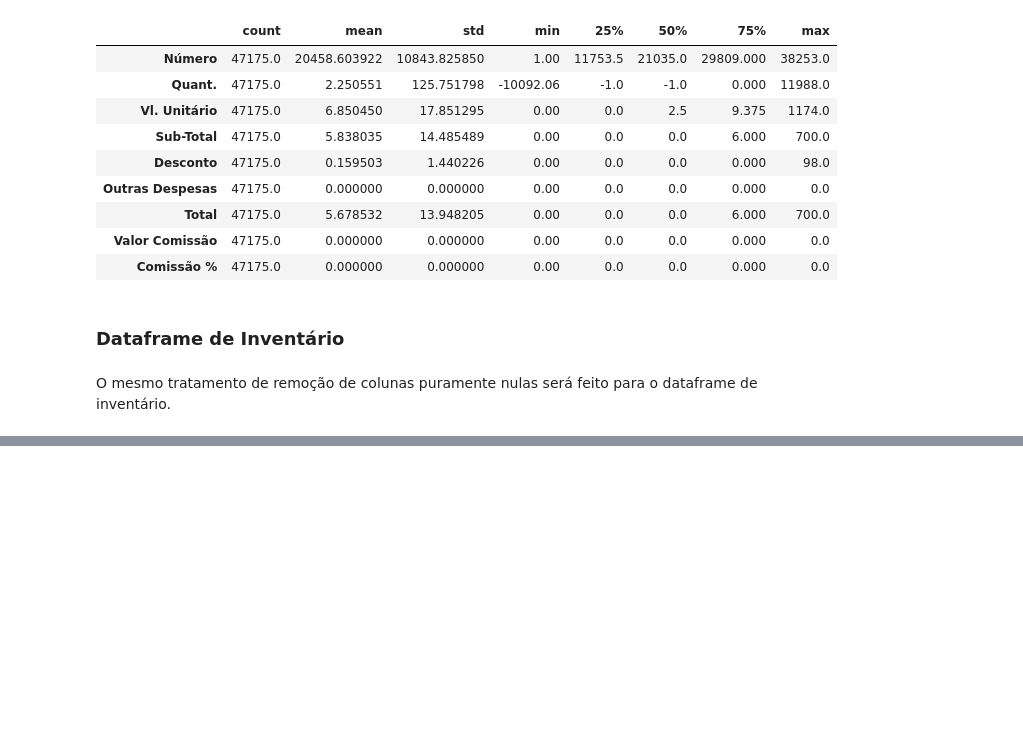
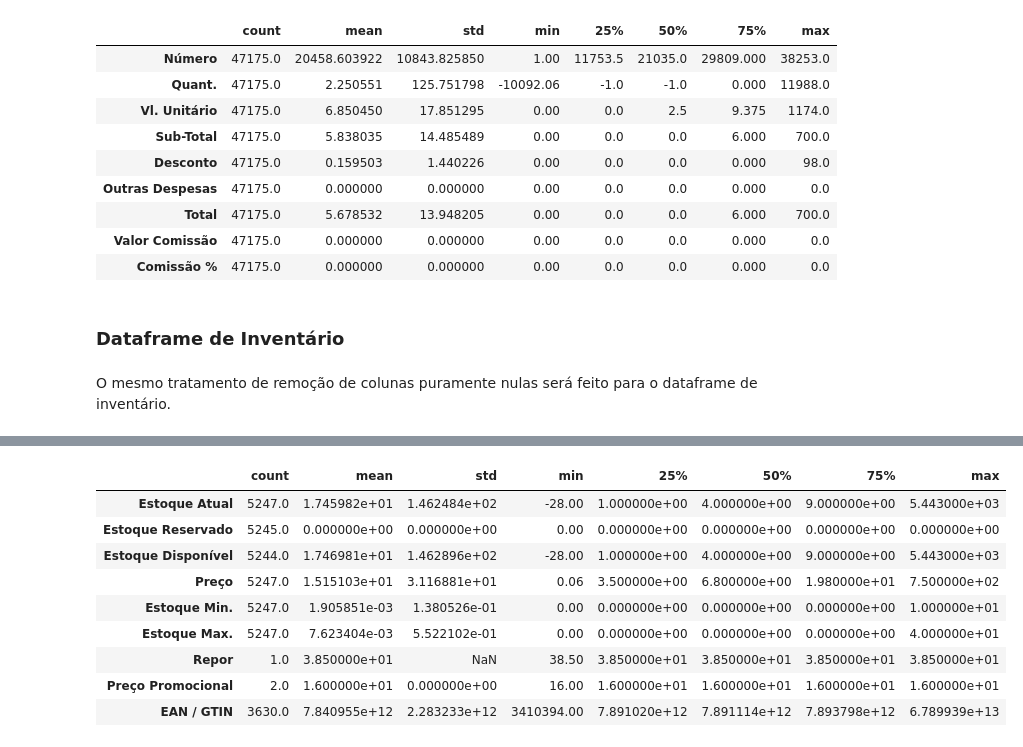
Before and after one commit to donbigode/Timeseries-prediction-model, a Jupyter notebook: Analysis/EDA.ipynb, the cells around one changed output, grey strips where cells are left out. Drawn from its saved outputs; the diff is of its cells as text; code cells hidden in the pictures; blank space fills up the shorter version.

```diff
--- a/Analysis/EDA.ipynb
+++ b/Analysis/EDA.ipynb
@@ -191,3 +205,16 @@ dataframe_inventario.head()
 | 3 | ABAJUR MDF DECORADO BEBE URSA | 8099512 | 1.0 | 0.0 | 1.0 | 65.0 | NaN | NaN | ... |
 | 4 | ABRIDOR DE CASA G | 7101086 | 2.0 | 0.0 | 2.0 | 5.0 | ARMARINHO | NaN | ... |
 5 rows × 26 columns
+# %%
+dataframe_inventario.describe().transpose()
+# %% [output]
+|  | count | mean | std | min | 25% | 50% | 75% | max |
+| Estoque Atual | 5247.0 | 1.745982e+01 | 1.462484e+02 | -28.00 | 1.000000e+00 | 4.000000e+00 | 9.000000e+00 | 5.443000e+03 |
+| Estoque Reservado | 5245.0 | 0.000000e+00 | 0.000000e+00 | 0.00 | 0.000000e+00 | 0.000000e+00 | 0.000000e+00 | 0.000000e+00 |
+| Estoque Disponível | 5244.0 | 1.746981e+01 | 1.462896e+02 | -28.00 | 1.000000e+00 | 4.000000e+00 | 9.000000e+00 | 5.443000e+03 |
+| Preço | 5247.0 | 1.515103e+01 | 3.116881e+01 | 0.06 | 3.500000e+00 | 6.800000e+00 | 1.980000e+01 | 7.500000e+02 |
+| Estoque Min. | 5247.0 | 1.905851e-03 | 1.380526e-01 | 0.00 | 0.000000e+00 | 0.000000e+00 | 0.000000e+00 | 1.000000e+01 |
+| Estoque Max. | 5247.0 | 7.623404e-03 | 5.522102e-01 | 0.00 | 0.000000e+00 | 0.000000e+00 | 0.000000e+00 | 4.000000e+01 |
+| Repor | 1.0 | 3.850000e+01 | NaN | 38.50 | 3.850000e+01 | 3.850000e+01 | 3.850000e+01 | 3.850000e+01 |
+| Preço Promocional | 2.0 | 1.600000e+01 | 0.000000e+00 | 16.00 | 1.600000e+01 | 1.600000e+01 | 1.600000e+01 | 1.600000e+01 |
+| EAN / GTIN | 3630.0 | 7.840955e+12 | 2.283233e+12 | 3410394.00 | 7.891020e+12 | 7.891114e+12 | 7.893798e+12 | 6.789939e+13 |
```
Also changed, not shown: parts of 16 cells of this notebook.
